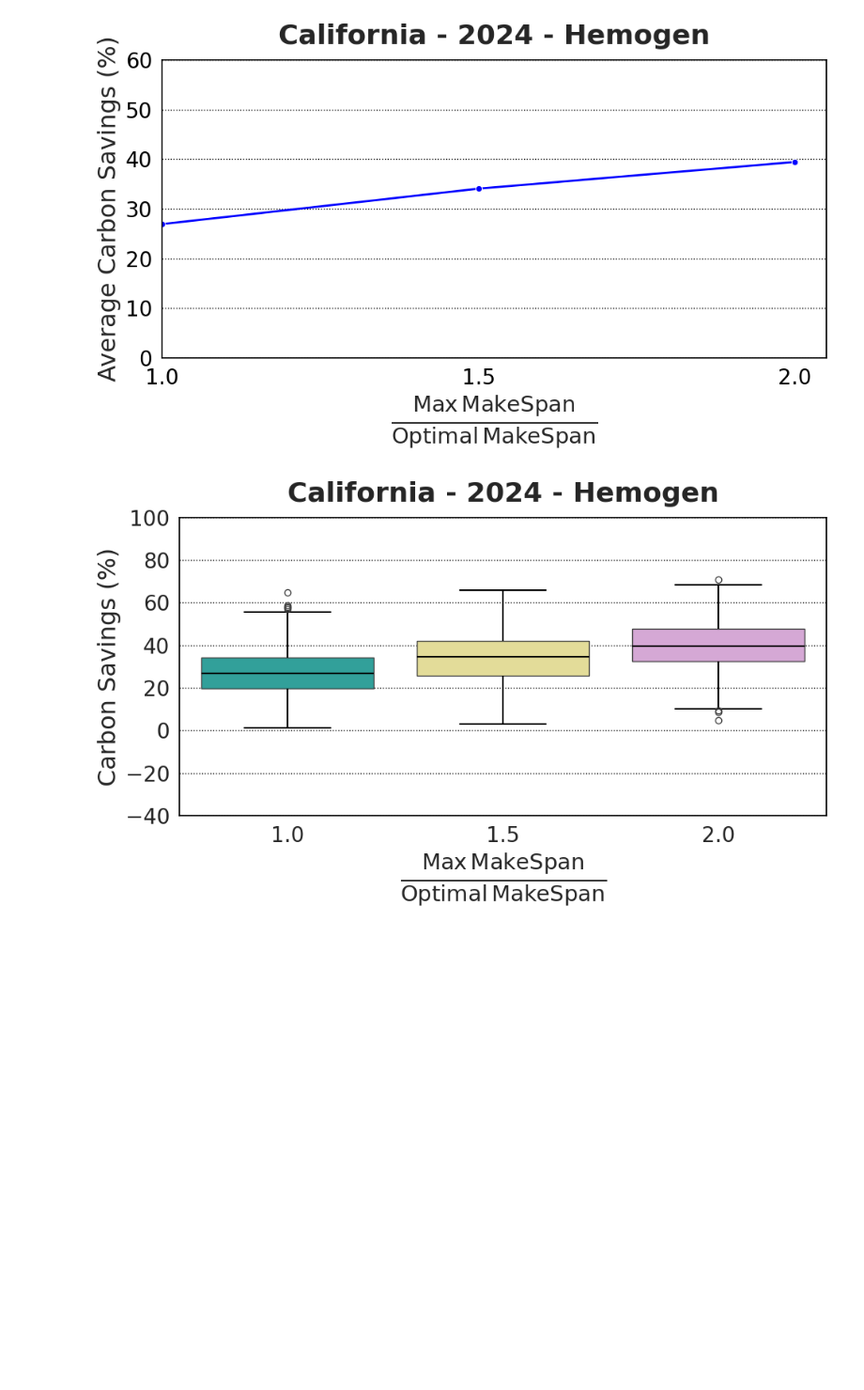
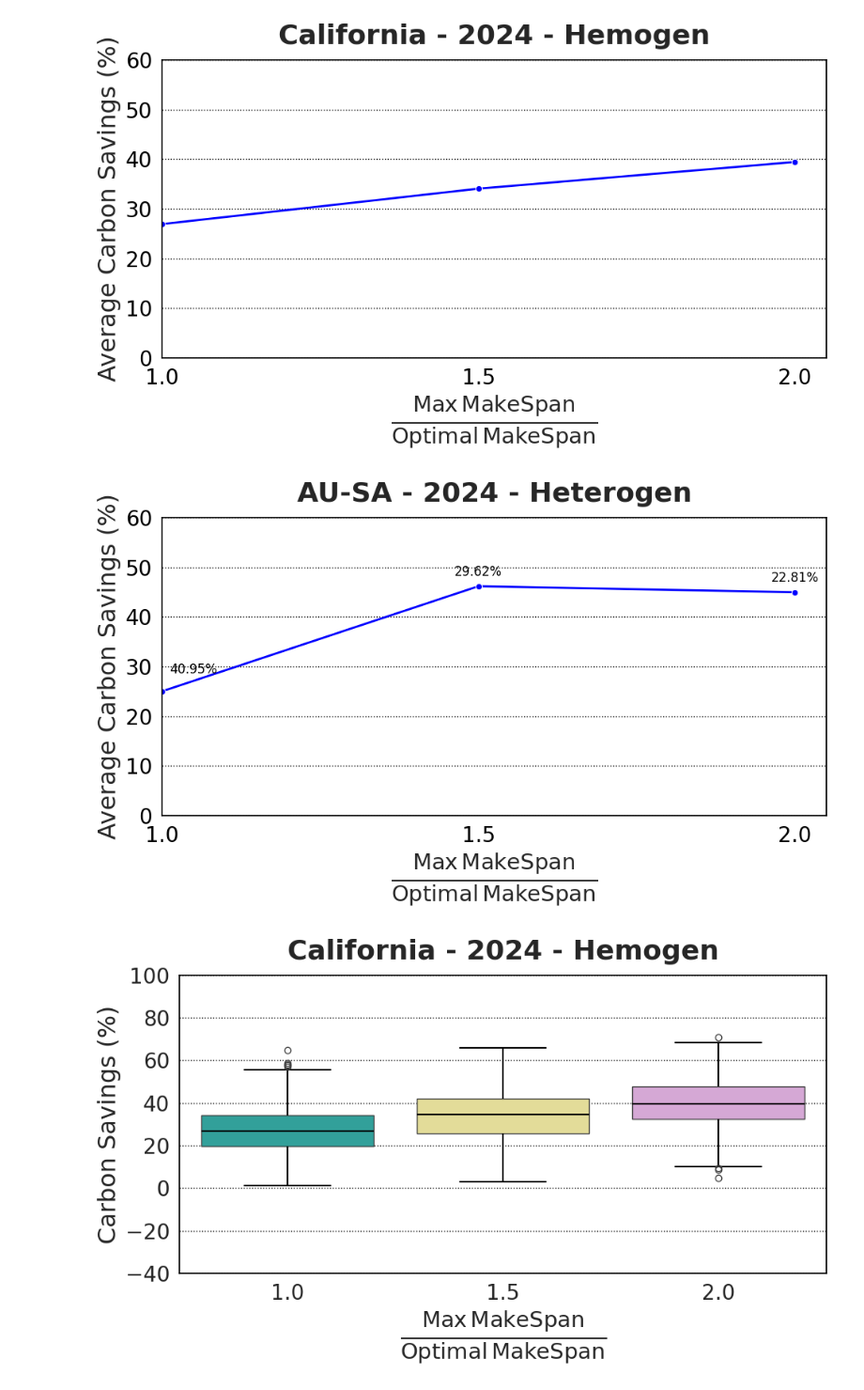
Before and after one commit to rbostandoust/GreenSys26-DAG, a Jupyter notebook: Plot/PlotCode.ipynb, the cells around one changed output. Shown at 94% size. Cells and saved outputs as stored; diff of their text form; code cells hidden in the pictures; blank space fills up the shorter version.

Commit message:
utilization ratio plots added!

```diff
--- a/Plot/PlotCode.ipynb
+++ b/Plot/PlotCode.ipynb
@@ -85,0 +86,7 @@ df_logs.head(12)
+# %%
+import ast
+df_utilization = df_union [["Instance", "IsCarbonAware", "SlackCoeff", "MaxMakeSpan", "MinMakeSpan", "Makespan"] + [f"Server{i}" for i in range(num_servers)]]
+df_utilization = df_utilization[df_utilization["IsCarbonAware"] == True]
+server_columns = [col for col in df_utilization.columns if col.startswith('Server')]
+for col in server_columns:
+    df_utilization[col] = df_utilization[col].apply(ast.literal_eval)
@@ -89,3 +122,4 @@ import pandas as pd
 # Filter only carbon-aware rows
 df_filtered = df_logs[df_logs["IsCarbonAware"] == True].copy()
 df_plot = df_filtered.groupby("SlackCoeff")["CarbonSavings(%)"].mean().reset_index()
+df_plot['UtilizationRatio'] = df_plot['SlackCoeff'].map(util_final_ratio)
@@ -173,6 +209,80 @@ if save_fig:
 plt.show()
 # %% [output]
 [figure]
+# %%
+import matplotlib.pyplot as plt
+import seaborn as sns
+from matplotlib.ticker import MultipleLocator
+
+# location = "California"
+location = "AU-SA"
+#############
+# folder_type = "Homogen"
+folder_type = "Heterogen"
+##############
+save_fig = True
+
+# Seaborn & matplotlib styling
+sns.set(style="whitegrid", font="DejaVu Sans", rc={"mathtext.fontset": "dejavusans"})
+
+# Ensure 'x_label' is treated as string (categorical)
+df_plot["SlackCoeff"] = df_plot["SlackCoeff"].astype(str)
+
+plt.figure(figsize=(10, 6))
+ax = sns.lineplot(
+    data=df_plot,
+    x="SlackCoeff",
+    y="CarbonSavings(%)",
+    marker="o",
+    linewidth=2,
+    color="blue"
+)
+
+# Labels
+ax.set_xlabel(r"$\frac{\mathrm{Max\,MakeSpan}}{\mathrm{Optimal\,MakeSpan}}$", fontsize=30)
+ax.set_ylabel("Average Carbon Savings (%)", fontsize=23)
+
+# Axis limits and tick font sizes
+ax.set_ylim(0, 60)
+ax.set_xlim(0)
+ax.tick_params(axis='x', labelsize=20, color='black')
+ax.tick_params(axis='y', labelsize=20, color='black')
+
+# Add minor ticks on y-axis every 2 units
+ax.yaxis.set_minor_locator(MultipleLocator(2))
+ax.tick_params(axis='y', which='minor', direction='in', length=4, color='gray')
+
+# Grid settings
+ax.grid(axis='x', visible=False)  # No x-grid
+ax.grid(axis='y', which='major', color='black', linestyle=':', linewidth=1)
+
+# Black border and ticks
+ax.tick_params(axis='both', color='black', labelcolor='black')
+for spine in ax.spines.values():
+    spine.set_edgecolor('black')
+
+ax.set_title(f"{location} - 2024 - {folder_type}", fontsize=26, fontweight="bold", pad=15)
+
+# Annotate each point with UtilizationRatio
+for index, row in df_plot.iterrows():
+    utilization_ratio = row['UtilizationRatio']
+    x_pos = row['SlackCoeff']
+    y_pos = row['CarbonSavings(%)']
+
+    # If it's the first point, adjust it slightly to the right
+    if index == 0:
+        ax.text(float(x_pos) - 0.9, y_pos + 3, f"{utilization_ratio:.2f}%",
+                color='black', fontsize=12, ha='center', va='bottom')
+    else:
+        ax.text(x_pos, y_pos + 1.5, f"{utilization_ratio:.2f}%",
+                color='black', fontsize=12, ha='center', va='bottom')
+
+plt.tight_layout()
+if save_fig:
+    plt.savefig(f"./GeneralExp/{folder_type}/LinePlot-{location}-UtilRatio.png", dpi=300, bbox_inches='tight')
+plt.show()
+# %% [output]
+[figure, added]
 # %%
 import matplotlib.pyplot as plt
 import seaborn as sns
```
Also changed, not shown: parts of 22 cells of this notebook, 7 other files.
